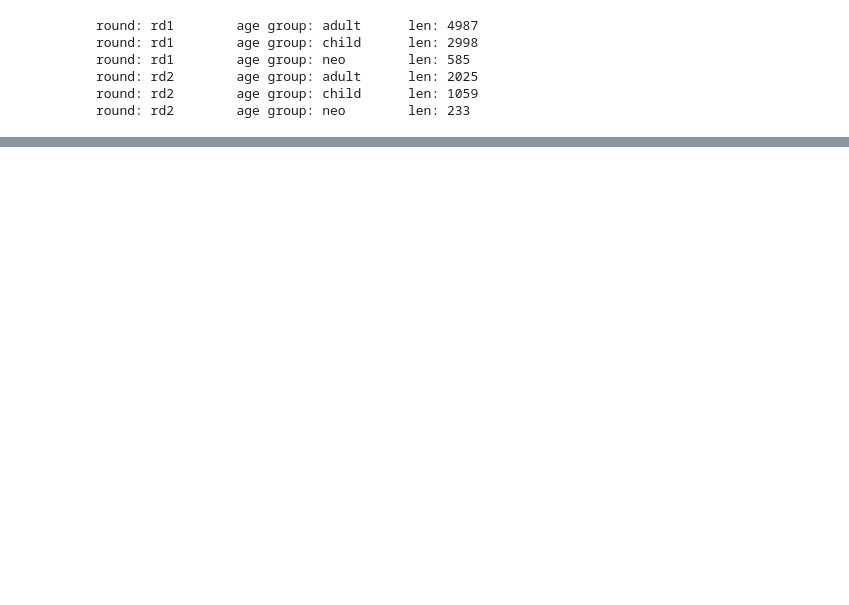
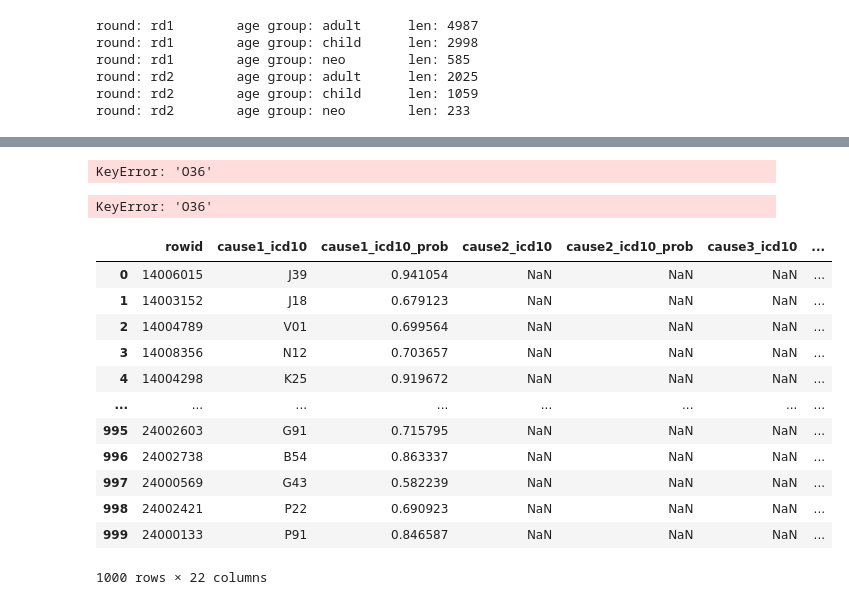
Before and after one commit to danieljai/proj_rapid_healsl_chatgpt, a Jupyter notebook: notebook/Step04_repeat_responses_analysis.ipynb, the cells around one changed output, grey strips where cells are left out. Cells and saved outputs as stored; diff of their text form; code cells hidden in the pictures; blank space fills up the shorter version.

Commit message:
troubleshooting issue where some icd10 codes are missing from the mapping to cghr titles

```diff
--- a/notebook/Step04_repeat_responses_analysis.ipynb
+++ b/notebook/Step04_repeat_responses_analysis.ipynb
@@ -191,3 +201,36 @@ round: rd2        age group: neo        len: 233
+# %%
+# Save different age group dataframes as seperate elements in a dictionary
+cghr_map_helper = {}
+for group in icd10_to_cghr_mapping.cghr10_age.unique():
+    cghr_map_helper[group] = icd10_to_cghr_mapping[icd10_to_cghr_mapping.cghr10_age == group].set_index('icd10_code')
+
+cghr_map_helper['neo'].loc['O36']
+# %% [output]
+KeyError: 'O36'
+# %%
+df.assign(
+    # output_msg = df.output.apply(lambda x: x['choices'][0]['message']['content'])
+    cause1_cghr10 = df.apply(lambda row: cghr_map_helper[row.age_group].loc[row.cause1_icd10]['cghr10_title'], axis=1)
+)
+# %% [output]
+KeyError: 'O36'
+# %%
+df.assign(cause1_cghr10=df['cause1_icd10'].map(lambda x: icd10_to_cghr_mapping[icd10_to_cghr_mapping['icd10_code'] == x]['cghr10_title'].values[0]))
+# df.apply(lambda x: icd10_to_cghr_mapping[(icd10_to_cghr_mapping['cghr10_age'] == x['age_group']) & (icd10_to_cghr_mapping['icd10_code'] == x['cause1_icd10'])]['cghr10_title'].values[0], axis=1)
+# %% [output]
+|  | rowid | cause1_icd10 | cause1_icd10_prob | cause2_icd10 | cause2_icd10_prob | cause3_icd10 | ... |
+| 0 | 14006015 | J39 | 0.941054 | NaN | NaN | NaN | ... |
+| 1 | 14003152 | J18 | 0.679123 | NaN | NaN | NaN | ... |
+| 2 | 14004789 | V01 | 0.699564 | NaN | NaN | NaN | ... |
+| 3 | 14008356 | N12 | 0.703657 | NaN | NaN | NaN | ... |
+| 4 | 14004298 | K25 | 0.919672 | NaN | NaN | NaN | ... |
+| ... | ... | ... | ... | ... | ... | ... | ... |
+| 995 | 24002603 | G91 | 0.715795 | NaN | NaN | NaN | ... |
+| 996 | 24002738 | B54 | 0.863337 | NaN | NaN | NaN | ... |
+| 997 | 24000569 | G43 | 0.582239 | NaN | NaN | NaN | ... |
+| 998 | 24002421 | P22 | 0.690923 | NaN | NaN | NaN | ... |
+| 999 | 24000133 | P91 | 0.846587 | NaN | NaN | NaN | ... |
+1000 rows × 22 columns
 # %%
 """
     Objective: Map an ICD10 code to its their CGHR10 code.
```
Also changed, not shown: parts of 15 cells of this notebook.
